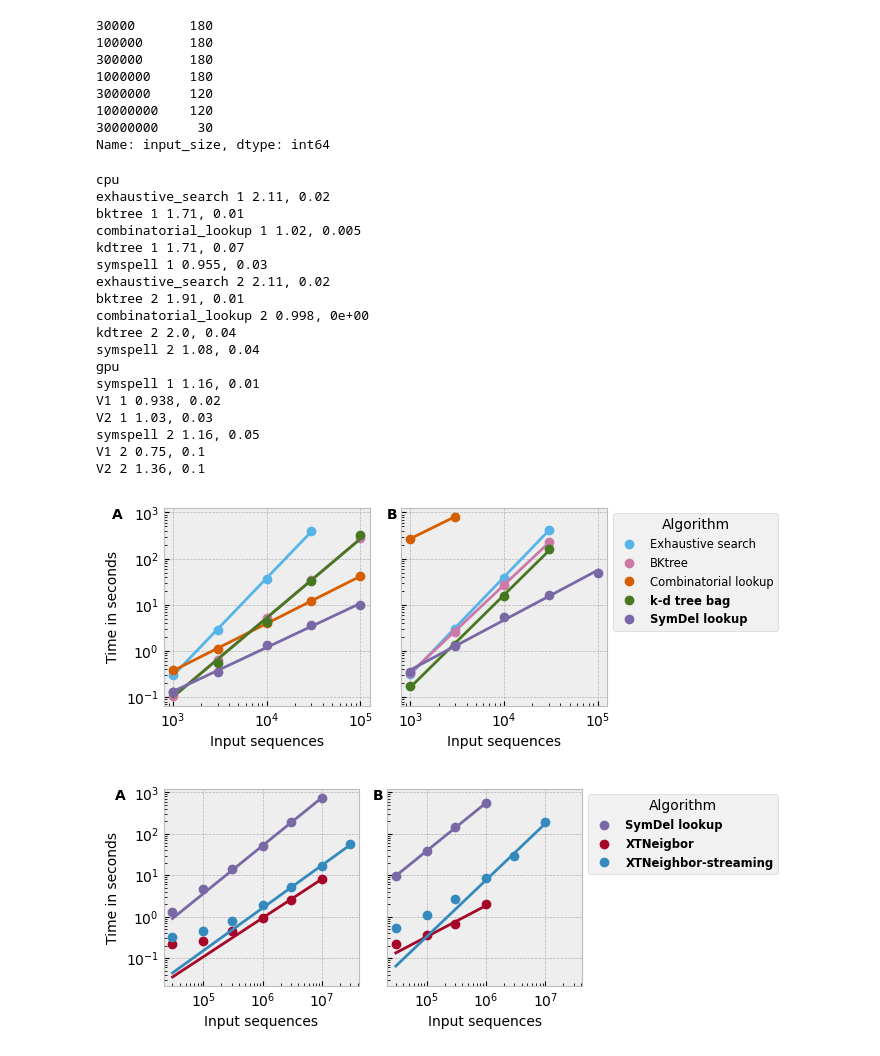
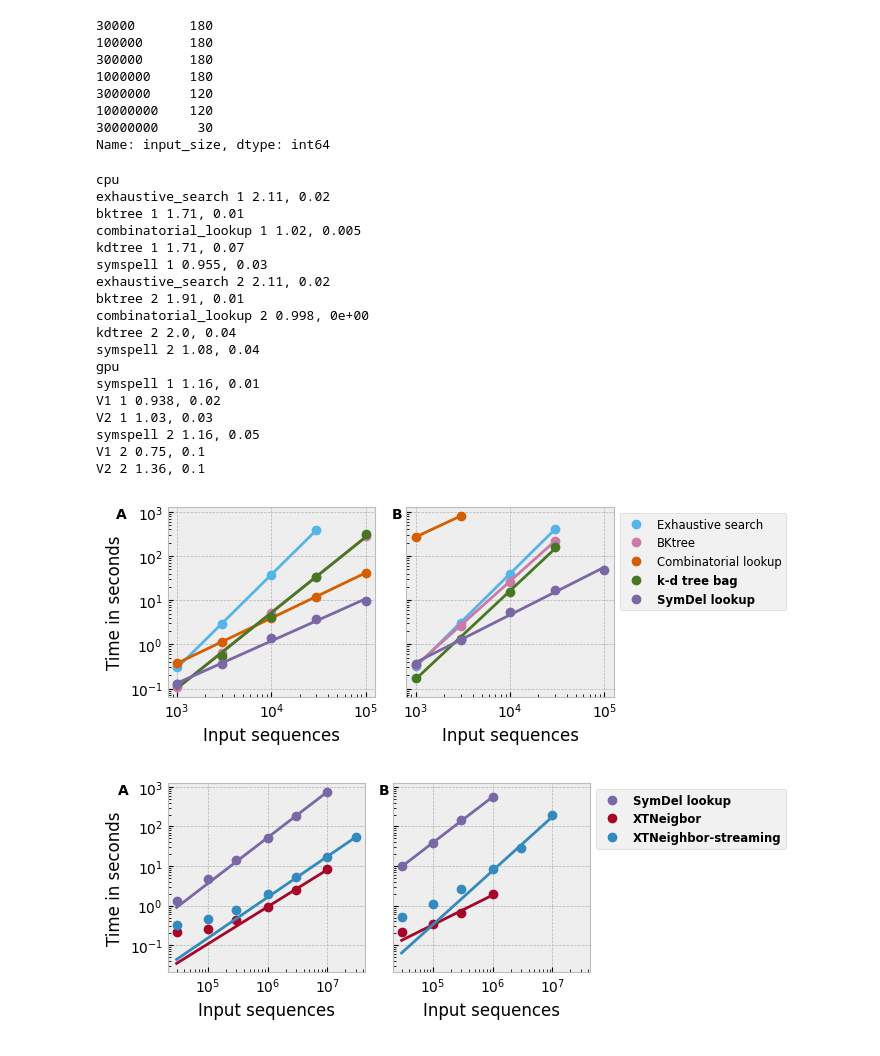
Before and after one commit to heartnetkung/XT-neighbor, a Jupyter notebook: pub/scaling_plots.ipynb, the cells around one changed output. Saved outputs shown, nothing was run; the diff lists cells and outputs as text; code cells hidden in the pictures.

```diff
--- a/pub/scaling_plots.ipynb
+++ b/pub/scaling_plots.ipynb
@@ -55,7 +55,7 @@ algorithms_gpu = ['symspell', 'V1', 'V2']
 # %%
 for name, df, algorithms in [('cpu', cpu, algorithms_cpu), ('gpu', gpu, algorithms_gpu)]:
     print(name)
-    fig, axes = plt.subplots(figsize=(6.8, 2.5), ncols=2, sharey=True, sharex=True)
+    fig, axes = plt.subplots(figsize=(6.8, 2.4), ncols=2, sharey=True, sharex=True)
     for d in [1, 2]:
         for index, algorithm in enumerate(algorithms):
             data = df[(df['distance']==d) & (df['algorithm']==algorithm)]
@@ -75,34 +75,35 @@ for name, df, algorithms in [('cpu', cpu, algorithms_cpu), ('gpu', gpu, algorith
             axes[d-1].plot(x, np.exp(slope*np.log(x)+intercept), '-', color=l.get_color())
         axes[d-1].set_yscale('log')
         axes[d-1].set_xscale('log')
         axes[d-1].set_xlabel('Input sequences')
     axes[0].set_ylabel('Time in seconds')
-    legend = axes[-1].legend(bbox_to_anchor=(1, 1), fontsize='small', title='Algorithm')
+    legend = axes[-1].legend(bbox_to_anchor=(1, 1), fontsize='small')
     legend_texts = legend.get_texts()
     for i in range(1, 4 if name=='gpu' else 3):
         legend_texts[-i].set_weight('bold')
     axes[0].text(-0.25, 1.0, 'A', transform=axes[0].transAxes, fontweight="bold", va="top")
-    fig.tight_layout(w_pad=2, pad=0.2)
+    fig.tight_layout(w_pad=2, pad=0.0)
     axes[1].text(-0.07, 1.0, 'B', transform=axes[1].transAxes, fontweight="bold", va="top")
     fig.savefig(f'{name}_benchmark.pdf')
+    fig.savefig(f'{name}_benchmark.svg')
 # %% [output]
 cpu
 exhaustive_search 1 2.11, 0.02
 bktree 1 1.71, 0.01
 combinatorial_lookup 1 1.02, 0.005
 kdtree 1 1.71, 0.07
 symspell 1 0.955, 0.03
 exhaustive_search 2 2.11, 0.02
 bktree 2 1.91, 0.01
 combinatorial_lookup 2 0.998, 0e+00
 kdtree 2 2.0, 0.04
 symspell 2 1.08, 0.04
 gpu
 symspell 1 1.16, 0.01
 V1 1 0.938, 0.02
 V2 1 1.03, 0.03
 symspell 2 1.16, 0.05
 V1 2 0.75, 0.1
 V2 2 1.36, 0.1
-[figure, old version]
+[figure, new version]
-[figure, old version]
+[figure, new version]
```
Also changed, not shown: parts of 1 cell of this notebook, 1 other file.
